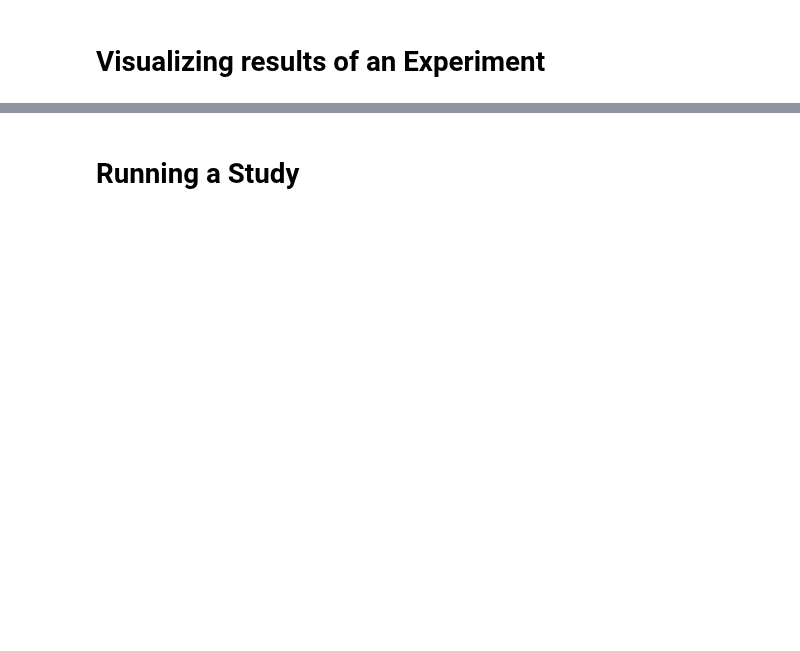
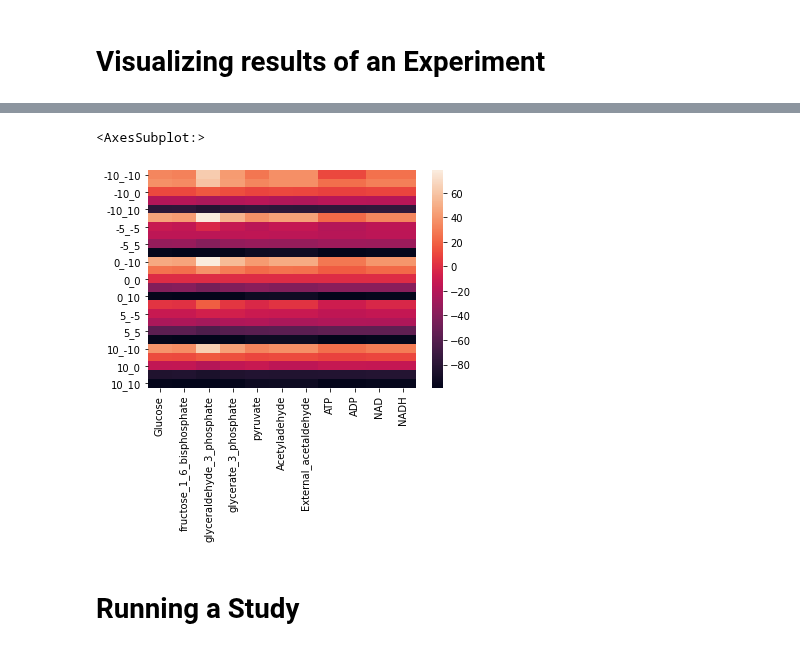
Before and after one commit to ModelEngineering/advancing-biomedical-models, a Jupyter notebook: lecture_6/6_computational_experiments_TFC.ipynb, the cells around one changed output, grey strips where cells are left out. Saved outputs shown, nothing was run; the diff lists cells and outputs as text; code cells hidden in the pictures; blank space fills up the shorter version.

```diff
--- a/lecture_6/6_computational_experiments_TFC.ipynb
+++ b/lecture_6/6_computational_experiments_TFC.ipynb
@@ -167,3 +171,37 @@ assert(len(runSimulation({"J1_Ki": 0.2})) > 0)
+# %%
+def calculateFft(molecule, data, offset=100):
+    """
+    Calculate the FFT for a molecule in the simulation output.
+    The calculation does not include amplitudes at a frequency of 0.
+
+    Parameters
+    ----------
+    molecule: str
+    data: NamedArray
+    offset: int
+        Initial data that are not included in the FFT calculation
+
+    Returns
+    -------
+    list-float, list-float
+        freqs, fftValues
+    """
+    # Returns frequencies and abs(fft) for a chemical species (molecule)
+    col = "[%s]" % molecule
+    values = data[col]
+    numPoint = len(data)
+    count = numPoint - offset
+    endTime = data["time"][-1]
+    freqs = fftpack.fftfreq(count, endTime/numPoint)
+    fftValues = np.abs(fftpack.fft(values[offset:]))
+    # Eliminate frequency of 0
+    freqs = freqs[1:]
+    fftValues = fftValues[1:]
+    return freqs, fftValues
+
+# Tests
+freqs, fftValues = calculateFft("Glucose", WOLF_DATA)
+assert(max(fftValues) > 90)  # Top frequency should have a large magnitude
 # %% [markdown]
 ## getFrequencyAmplitude(molecule, data)->frequency, amplitude
 # %%
@@ -334,7 +372,7 @@ assert(aDF.loc[percents[0], "Glucose"] > 0 )
 # Generalize runExperiments
 Generalize ``runExperiments`` so that it calculates responses for all combinations of levels of two parameters.
 # %%
-def runExperimentsTwoParmeters(parameter1, parameter2, percent1s, percent2s, isRelative=True):
+def runExperimentsTwoParameters(parameter1, parameter2, percent1s, percent2s, isRelative=True):
     """
     Runs experiments for changes in multipleparameters of the model at different percent changes in the parameter value (levels).
 
@@ -394,6 +432,6 @@ def runExperimentsTwoParmeters(parameter1, parameter2, percent1s, percent2s, isR
 
 # Tests
 percents = [-7, -5, -2, 0, 2, 5, 7]
-fDF, aDF = runExperiments("J1_Ki", "J1_k1", percents, percents)
+fDF, aDF = runExperimentsTwoParameters("J1_Ki", "J1_k1", percents, percents)
 assert(aDF.loc["%d_%d" % (percents[-1], percents[-1]), "Glucose"] < 0 )
 assert(fDF.loc["%d_%d" % (percents[0], percents[0]), "Glucose"] < 0 )
@@ -424,3 +449,10 @@ fDF
+# %%
+percents = [-10, -5, 0, 5, 10]
+fDF, aDF = runExperimentsTwoParameters("J1_k1", "J1_Ki", percents, percents)
+sns.heatmap(aDF)
+# %% [output]
+<AxesSubplot:>
+[figure, added]
 # %%
 def plotTwoFactorResult(resultDF):
     """
```
Also changed, not shown: parts of 5 cells of this notebook.
